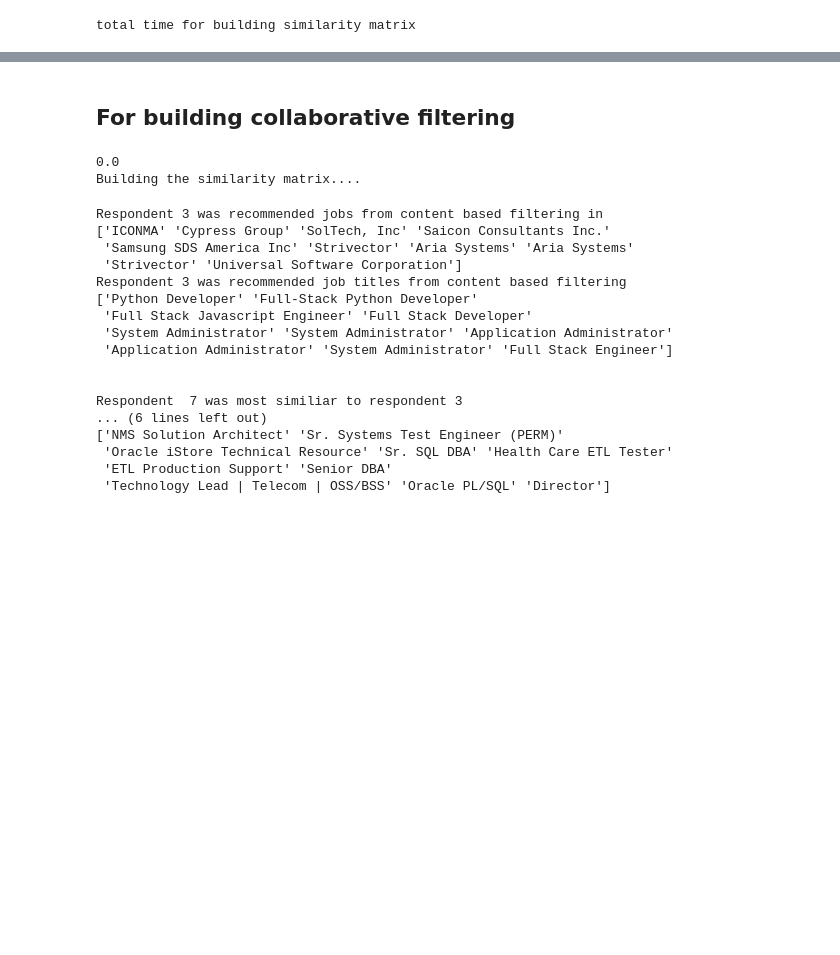
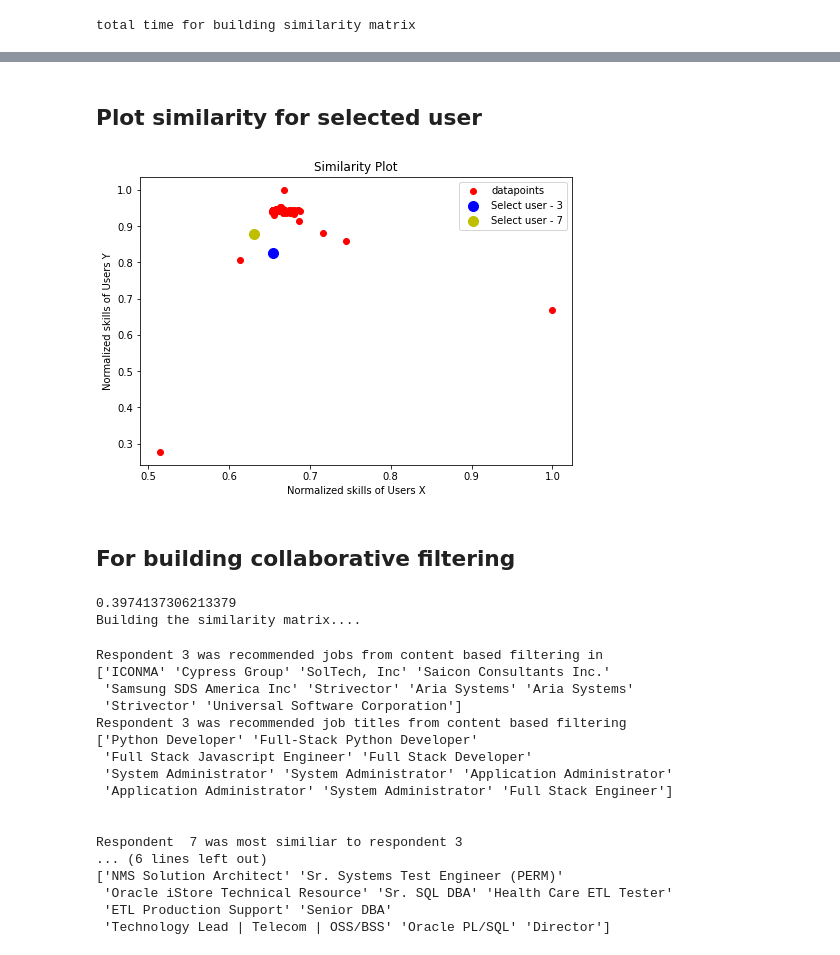
Before and after one commit to tambeani/INFO7370---ADS_Final-Project, a Jupyter notebook: INFO7390 - Collaborative Filtering.ipynb, the cells around one changed output, grey strips where cells are left out. Saved outputs shown, nothing was run; the diff lists cells and outputs as text; code cells hidden in the pictures; blank space fills up the shorter version.

```diff
--- a/INFO7390 - Collaborative Filtering.ipynb
+++ b/INFO7390 - Collaborative Filtering.ipynb
@@ -139,23 +175,30 @@ Respondent  7 is working in
+# %% [markdown]
+## Plot similarity for selected user
+# %%
+input_user = 3
+plot_jobs(sim,input_user,find_closest_user(sim,input_user))
+# %% [output]
+[figure, added]
 # %% [markdown]
 ## For building collaborative filtering
 # %%
 dfcont=pd.read_csv("./dataset/recommendations.csv")
 sim=list()
 s=time.time()
-for i in range(200):
+for i in range(2000):
         l=list()
-        l=[0]*200
+        l=[0]*2000
         sim.append(l)
 e=time.time()
 print(e-s)
 t=time.time()
 print("Building the similarity matrix....\n")
 for key, value in d.items():
-        if(key<200):
+        if(key<20):
             #print(key)
             b=(np.linalg.norm(value))
             for key2,value2 in d.items():
-                if(key2<200):
+                if(key2<20):
                     #print(key2)
                     a=np.dot(d[key],d[key2])
                     ans=a/(np.linalg.norm(value2)*b)
@@ -164,7 +207,7 @@ for key, value in d.items():
             #count1+=1
 e=time.time()
 # %% [output]
-0.0
+0.3974137306213379
 Building the similarity matrix....
 # %%
 #Recommend user 3 a job based on another user who has almost the same skill as him.
```
Also changed, not shown: parts of 10 cells of this notebook, 3 other files.
